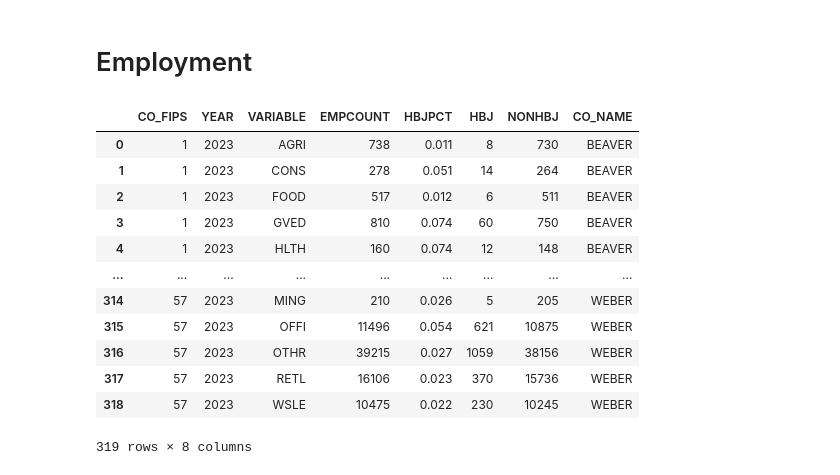
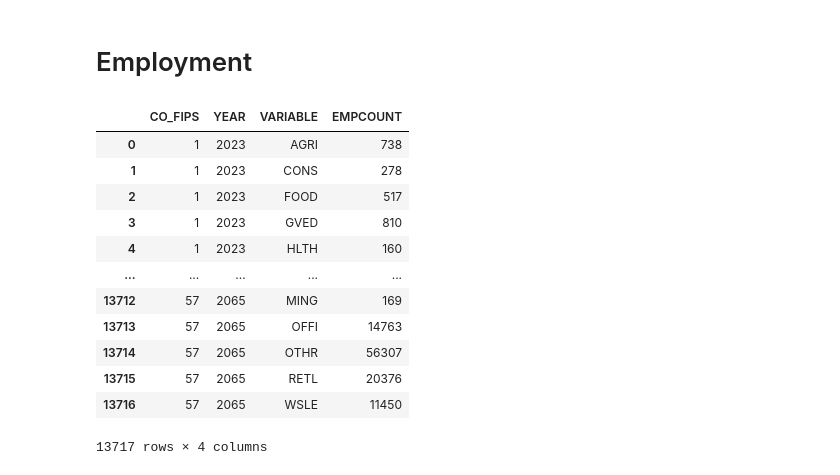
Before and after one commit to WFRCAnalytics/TDM-INP-Socioeconomic-Control-Totals, a Jupyter notebook: 3-Split-Box-Elder-And-Weber-Counties.ipynb, the cells around one changed output. Saved outputs shown, nothing was run; the diff lists cells and outputs as text; code cells hidden in the pictures.

```diff
--- a/3-Split-Box-Elder-And-Weber-Counties.ipynb
+++ b/3-Split-Box-Elder-And-Weber-Counties.ipynb
@@ -234,18 +269,18 @@ pop_split_df
 # %%
-emp_df = pd.read_csv('intermediate/tdm_employment_by_county_with_hbj.csv').rename(columns={'TDM_SECTOR':'VARIABLE'})
+emp_df = pd.read_csv('intermediate/tdm_employment_by_county.csv').rename(columns={'TDM_SECTOR':'VARIABLE'}).drop(columns=['CO_NAME'])
 emp_df
 # %% [output]
-|  | CO_FIPS | YEAR | VARIABLE | EMPCOUNT | HBJPCT | HBJ | NONHBJ | CO_NAME |
-| 0 | 1 | 2023 | AGRI | 738 | 0.011 | 8 | 730 | BEAVER |
-| 1 | 1 | 2023 | CONS | 278 | 0.051 | 14 | 264 | BEAVER |
-| 2 | 1 | 2023 | FOOD | 517 | 0.012 | 6 | 511 | BEAVER |
-| 3 | 1 | 2023 | GVED | 810 | 0.074 | 60 | 750 | BEAVER |
-| 4 | 1 | 2023 | HLTH | 160 | 0.074 | 12 | 148 | BEAVER |
-| ... | ... | ... | ... | ... | ... | ... | ... | ... |
-| 314 | 57 | 2023 | MING | 210 | 0.026 | 5 | 205 | WEBER |
-| 315 | 57 | 2023 | OFFI | 11496 | 0.054 | 621 | 10875 | WEBER |
-| 316 | 57 | 2023 | OTHR | 39215 | 0.027 | 1059 | 38156 | WEBER |
-| 317 | 57 | 2023 | RETL | 16106 | 0.023 | 370 | 15736 | WEBER |
-| 318 | 57 | 2023 | WSLE | 10475 | 0.022 | 230 | 10245 | WEBER |
+|  | CO_FIPS | YEAR | VARIABLE | EMPCOUNT |
+| 0 | 1 | 2023 | AGRI | 738 |
+| 1 | 1 | 2023 | CONS | 278 |
+| 2 | 1 | 2023 | FOOD | 517 |
+| 3 | 1 | 2023 | GVED | 810 |
+| 4 | 1 | 2023 | HLTH | 160 |
+| ... | ... | ... | ... | ... |
+| 13712 | 57 | 2065 | MING | 169 |
+| 13713 | 57 | 2065 | OFFI | 14763 |
+| 13714 | 57 | 2065 | OTHR | 56307 |
+| 13715 | 57 | 2065 | RETL | 20376 |
+| 13716 | 57 | 2065 | WSLE | 11450 |
-319 rows × 8 columns
+13717 rows × 4 columns
 # %%
```
Also changed, not shown: parts of 19 cells of this notebook, 23 other files.
